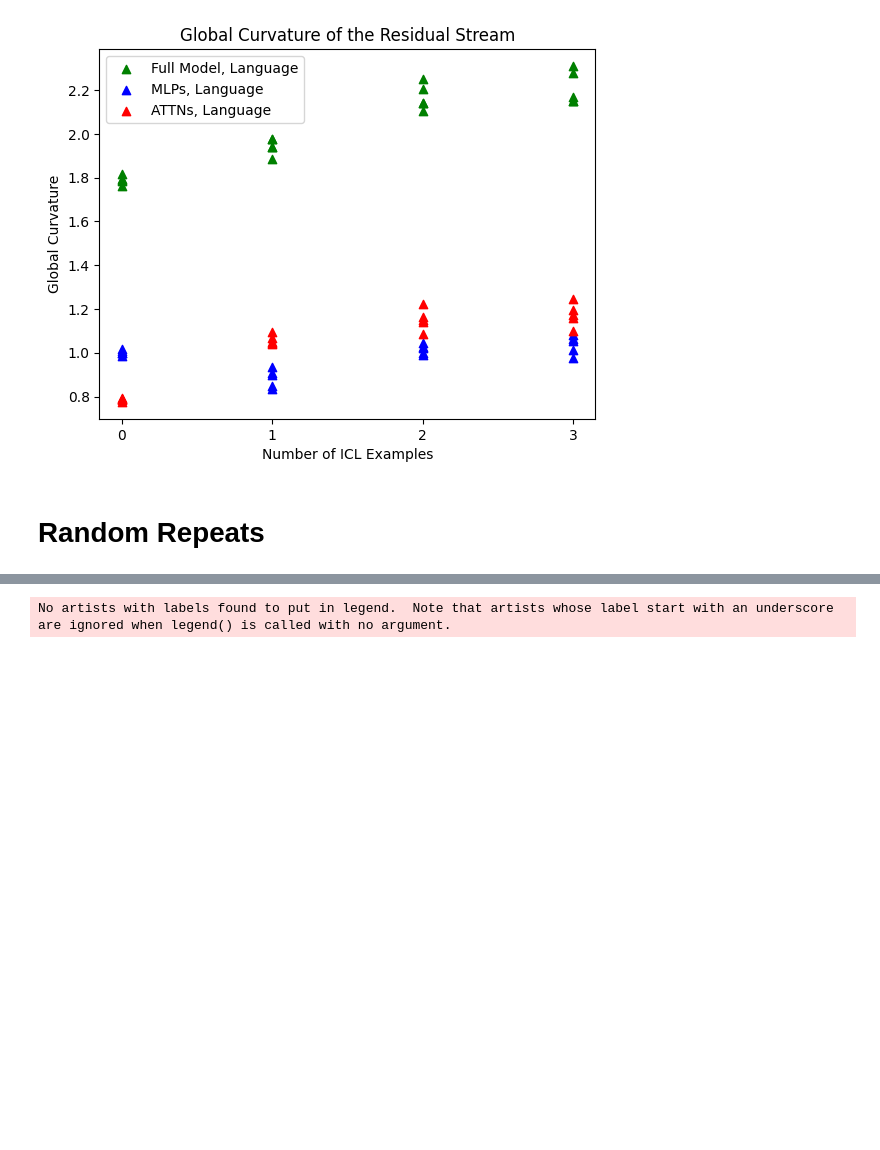
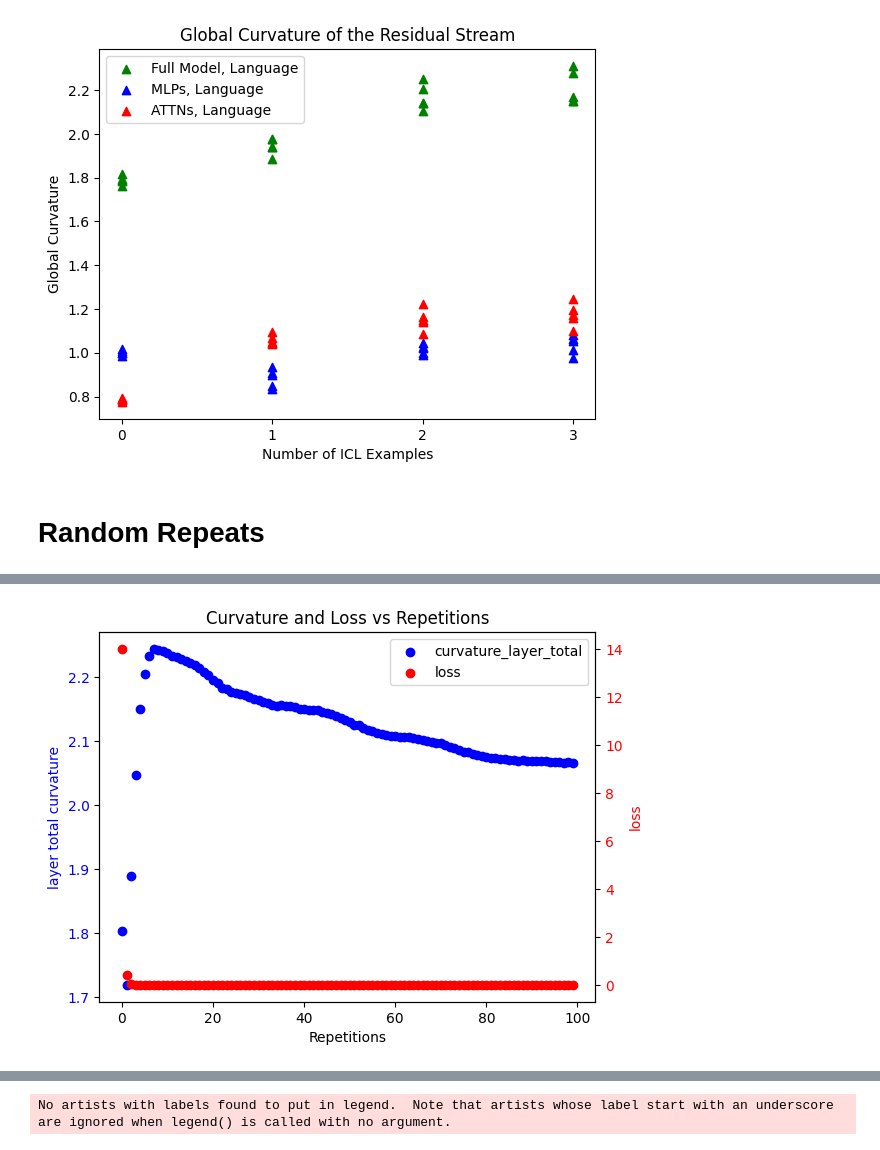
Before and after one commit to surajK610/transformer-curvature, a Jupyter notebook: Curvature_Initial_Experiments.ipynb, the cells around one changed output, grey strips where cells are left out. Cells and saved outputs as stored; diff of their text form; code cells hidden in the pictures; blank space fills up the shorter version.

```diff
--- a/Curvature_Initial_Experiments.ipynb
+++ b/Curvature_Initial_Experiments.ipynb
@@ -525,0 +709,4 @@ results = repeated_sequence_analysis("a b c d", 100, model)
+# %%
+plot_layer_curvature_loss_vs_repetitions(results1, 3, 'total', offset=0)
+# %% [output]
+[figure, added]
```
Also changed, not shown: parts of 15 cells of this notebook, 2 other files.
